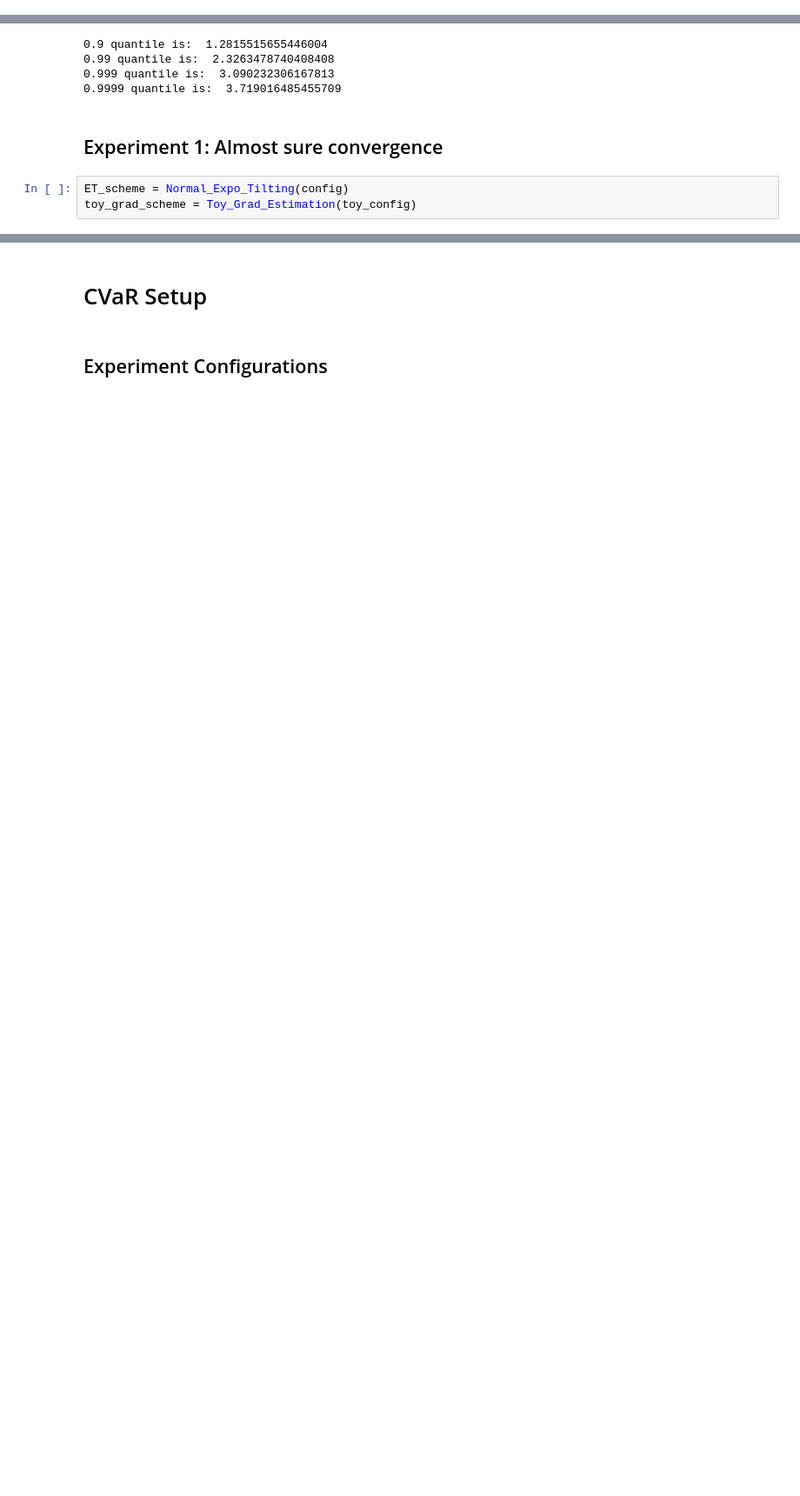
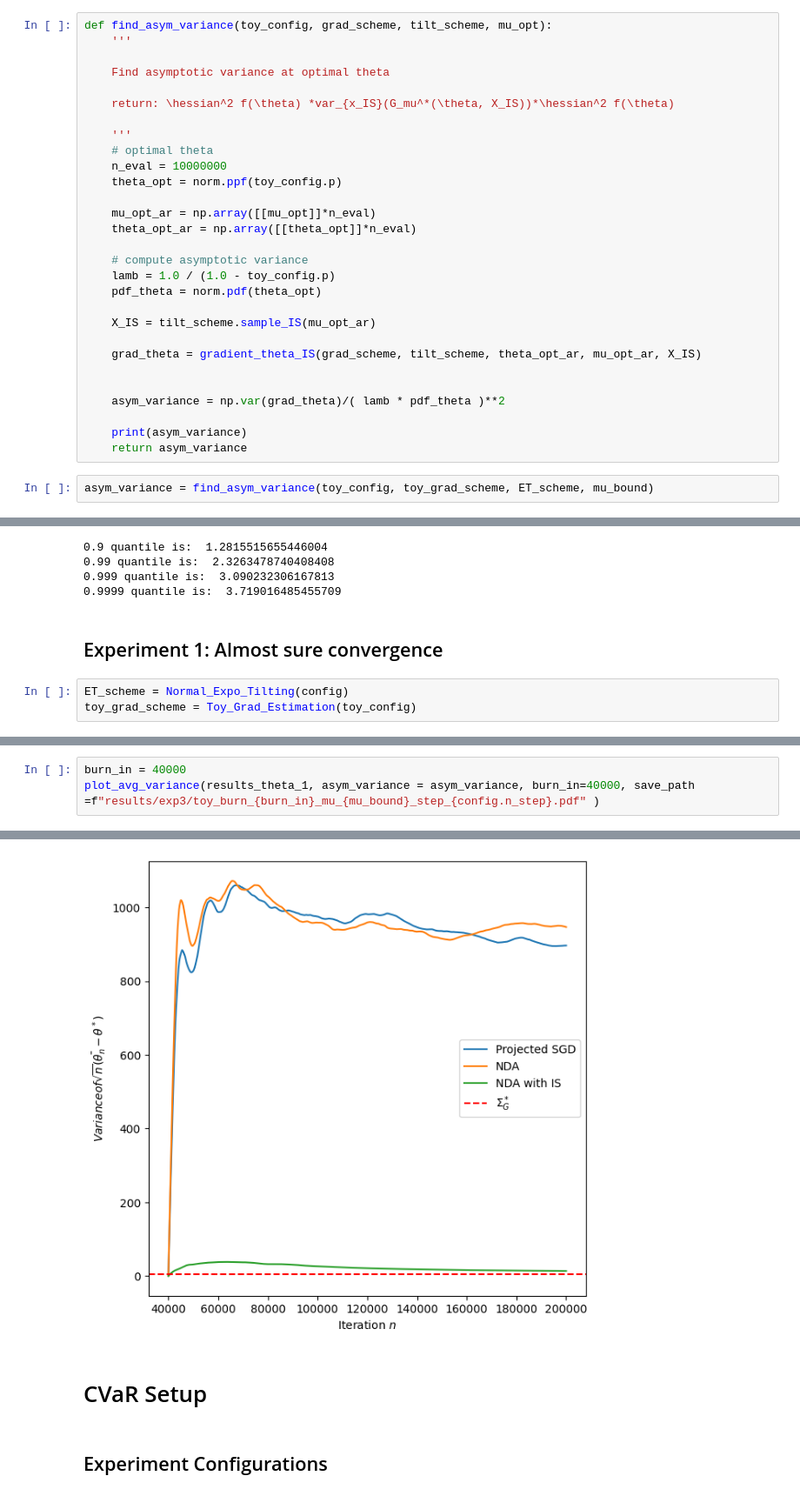
Before and after one commit to Wmeesena/optimal_importance_sampling, a Jupyter notebook: notebook.ipynb, the cells around one changed output, grey strips where cells are left out. Shown: that part at 87% size. Saved outputs shown, nothing was run; the diff lists cells and outputs as text; blank space fills up the shorter version.

```diff
--- a/notebook.ipynb
+++ b/notebook.ipynb
@@ -605,3 +613,34 @@ class Toy_Grad_Estimation(Gradient_Estimation):
         grad = 1. - self.lamb * (X >= theta).astype(float)  # shape (n_rep, d_theta)
 
         return grad     # shape (n_rep, d_theta)
+# %%
+def find_asym_variance(toy_config, grad_scheme, tilt_scheme, mu_opt):
+    '''
+
+    Find asymptotic variance at optimal theta
+
+    return: \hessian^2 f(\theta) *var_{x_IS}(G_mu^*(\theta, X_IS))*\hessian^2 f(\theta)
+
+    '''
+    # optimal theta
+    n_eval = 10000000
+    theta_opt = norm.ppf(toy_config.p)
+
+    mu_opt_ar = np.array([[mu_opt]]*n_eval)
+    theta_opt_ar = np.array([[theta_opt]]*n_eval)
+
+    # compute asymptotic variance
+    lamb = 1.0 / (1.0 - toy_config.p)
+    pdf_theta = norm.pdf(theta_opt)
+
+    X_IS = tilt_scheme.sample_IS(mu_opt_ar)
+
+    grad_theta = gradient_theta_IS(grad_scheme, tilt_scheme, theta_opt_ar, mu_opt_ar, X_IS)
+
+
+    asym_variance = np.var(grad_theta)/( lamb * pdf_theta )**2
+
+    print(asym_variance)
+    return asym_variance
+# %%
+asym_variance = find_asym_variance(toy_config, toy_grad_scheme, ET_scheme, mu_bound)
@@ -682,0 +720,4 @@ results_theta_1["NDA with IS"].shape
+# %%
+burn_in = 40000
+plot_avg_variance(results_theta_1, asym_variance = asym_variance, burn_in=40000, save_path =f"results/exp3/toy_burn_{burn_in}_mu_{mu_bound}_step_{config.n_step}.pdf" )
+# %% [output]
@@ -683,3 +725,4 @@ results_theta_1["NDA with IS"].shape
+[figure, added]
 # %% [markdown]
 # CVaR Setup
 # %% [markdown]
```
Also changed, not shown: parts of 15 cells of this notebook, 8 other files.
